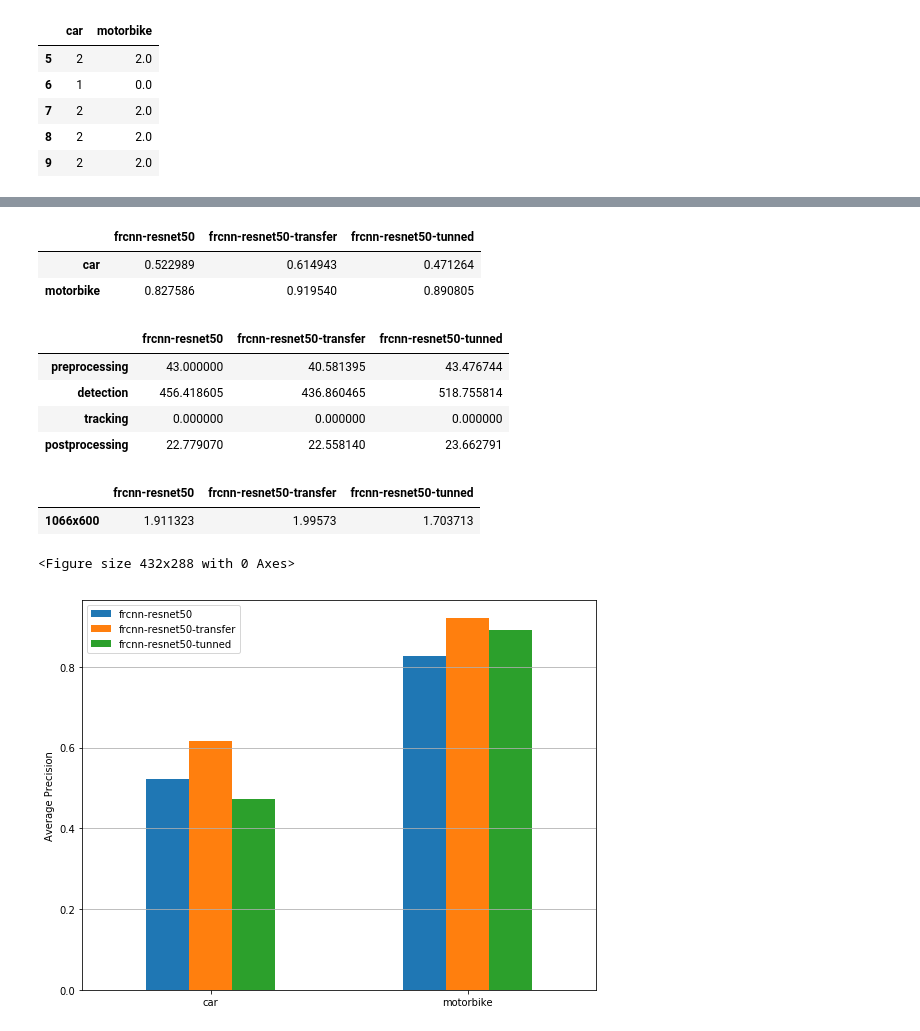
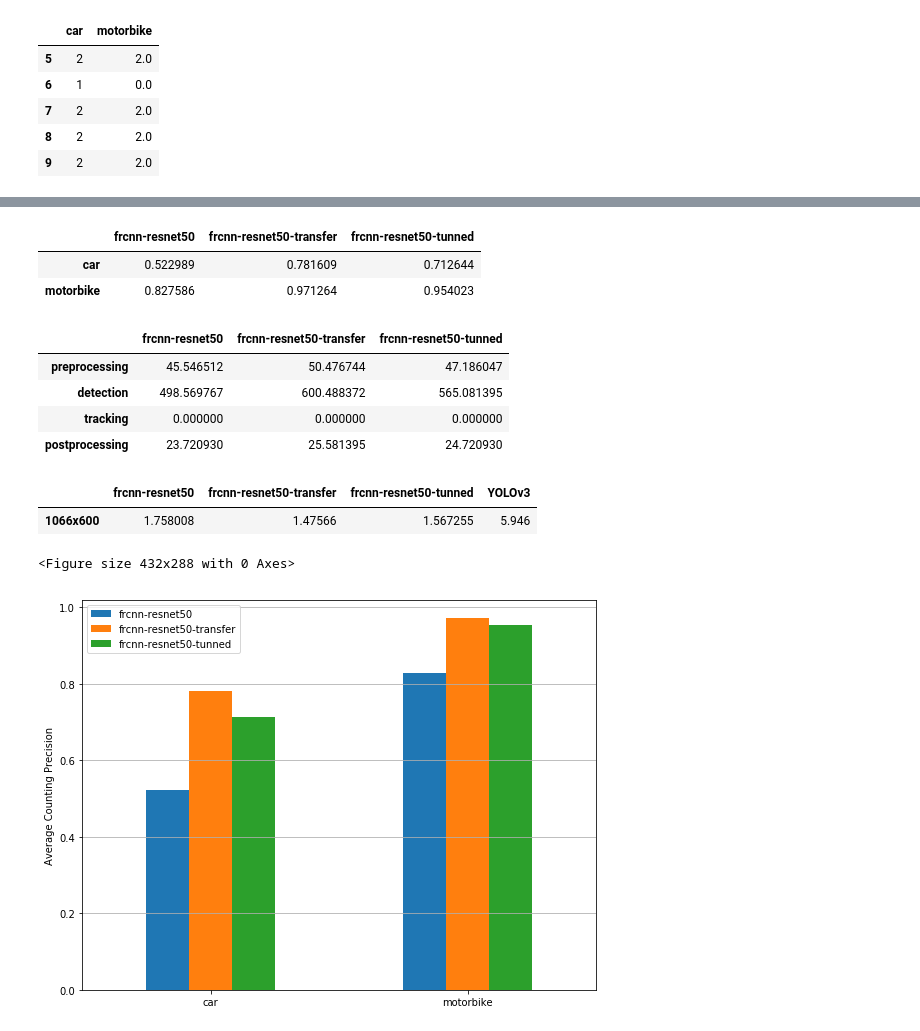
Before and after one commit to vvc-unal/vvc, a Jupyter notebook: notebooks/Results.ipynb, the cells around one changed output, grey strips where cells are left out. Cells and saved outputs as stored; diff of their text form; code cells hidden in the pictures.

```diff
--- a/notebooks/Results.ipynb
+++ b/notebooks/Results.ipynb
@@ -172,6 +172,11 @@ for model in config.models:
 
     avg_fps[model] = fps
 
+# YOLO
+
+avg_fps['YOLOv3'] = 5.946
+
+# dispay
 display(avg_precision)
 
 display(avg_time)
@@ -179,31 +184,31 @@ display(avg_time)
 avg_fps
 # %% [output]
 |  | frcnn-resnet50 | frcnn-resnet50-transfer | frcnn-resnet50-tunned |
-| car | 0.522989 | 0.614943 | 0.471264 |
-| motorbike | 0.827586 | 0.919540 | 0.890805 |
+| car | 0.522989 | 0.781609 | 0.712644 |
+| motorbike | 0.827586 | 0.971264 | 0.954023 |
 |  | frcnn-resnet50 | frcnn-resnet50-transfer | frcnn-resnet50-tunned |
-| preprocessing | 43.000000 | 40.581395 | 43.476744 |
-| detection | 456.418605 | 436.860465 | 518.755814 |
+| preprocessing | 45.546512 | 50.476744 | 47.186047 |
+| detection | 498.569767 | 600.488372 | 565.081395 |
 | tracking | 0.000000 | 0.000000 | 0.000000 |
-| postprocessing | 22.779070 | 22.558140 | 23.662791 |
+| postprocessing | 23.720930 | 25.581395 | 24.720930 |
-|  | frcnn-resnet50 | frcnn-resnet50-transfer | frcnn-resnet50-tunned |
-| 1066x600 | 1.911323 | 1.99573 | 1.703713 |
+|  | frcnn-resnet50 | frcnn-resnet50-transfer | frcnn-resnet50-tunned | YOLOv3 |
+| 1066x600 | 1.758008 | 1.47566 | 1.567255 | 5.946 |
 # %%
 plt.figure()
 
 ax = avg_precision.plot.bar(figsize=(8, 6), rot=0)
 
 plt.grid(axis='y')
 
-ax.set_ylabel('Average Precision')
+ax.set_ylabel('Average Counting Precision')
 
 plt.tight_layout()
 
 fig = ax.get_figure()
 fig.savefig('./img/mean_precision.png')
 # %% [output]
 <Figure size 432x288 with 0 Axes>
-[figure, old version]
+[figure, new version]
 # %%
 plt.figure()
 
```
Also changed, not shown: parts of 3 cells of this notebook, 3 other files.
